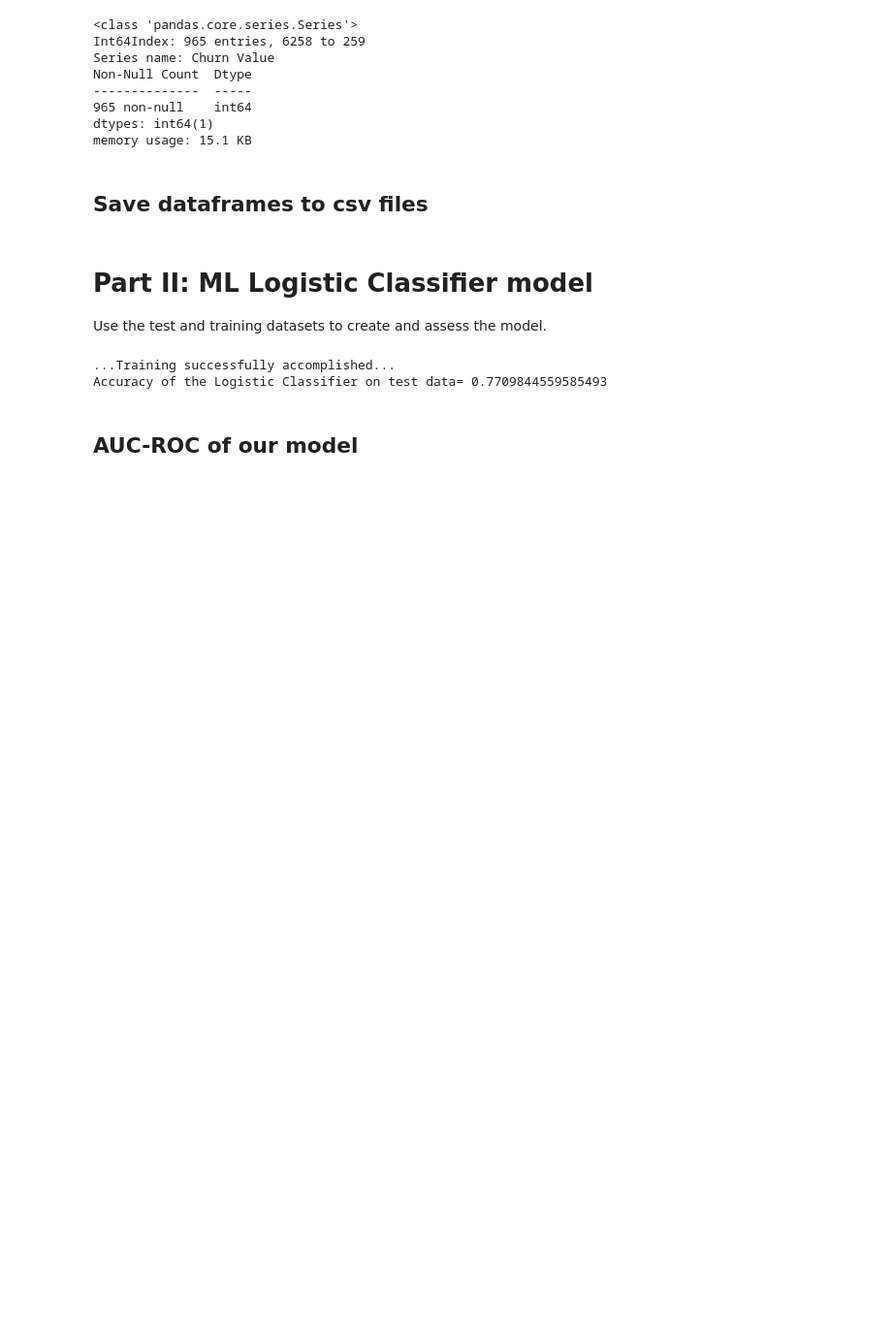
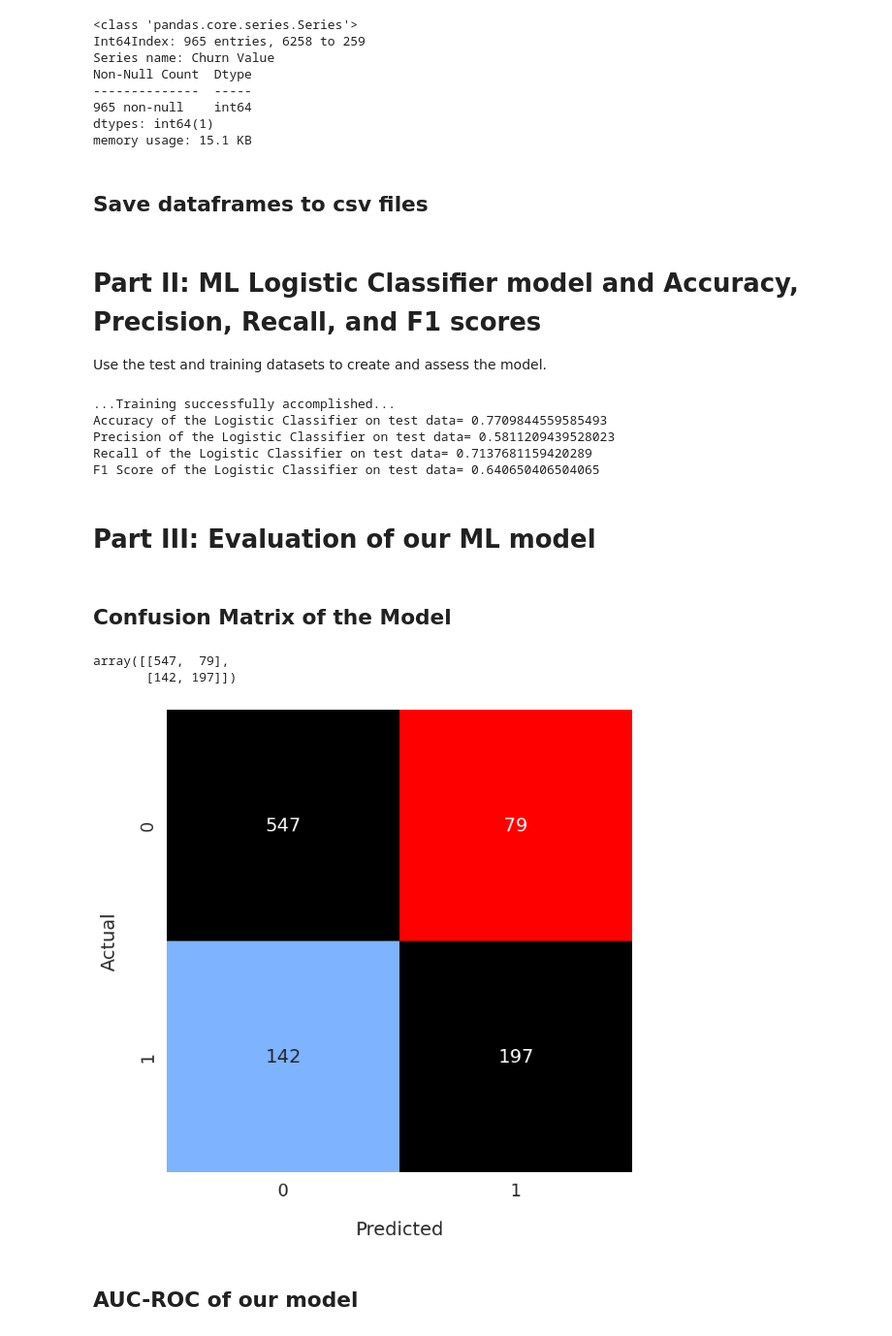
Before and after one commit to ZacharySoo01/I310D_FinalProject, a Jupyter notebook: I310D_FinalProject.ipynb, the cells around one changed output. Shown at 97% size. Cells and saved outputs as stored; diff of their text form; code cells hidden in the pictures; blank space fills up the shorter version.

```diff
--- a/I310D_FinalProject.ipynb
+++ b/I310D_FinalProject.ipynb
@@ -370,7 +370,7 @@ X_test.to_csv("X_test.csv")
 y_train.to_csv("y_train.csv")
 y_test.to_csv("y_test.csv")
 # %% [markdown]
-# Part II: ML Logistic Classifier model
+# Part II: ML Logistic Classifier model and Accuracy, Precision, Recall, and F1 scores
 Use the test and training datasets to create and assess the model.
 # %%
 import pandas as pd
@@ -378,7 +378,7 @@ from sklearn.linear_model import LogisticRegression
 from sklearn.metrics import accuracy_score
 
 trainX_df = pd.read_csv("X_train.csv")
-train_features = trainX_df[["Total Charges","Monthly Charges","Tenure Months","Gender", "Senior Citizen",
+train_features = trainX_df[["Tenure Months","Monthly Charges","Total Charges","Gender", "Senior Citizen",
                           "Partner", "Dependents", "Phone Service", "Multiple Lines","Online Security",
                            "Online Backup","Device Protection","Tech Support","Streaming TV","Streaming Movies"
                           ]]
@@ -390,7 +390,7 @@ lr_classifier.fit(train_features.to_numpy(),train_labels.to_numpy())
 print("...Training successfully accomplished...")
 
 test_inputs = pd.read_csv("X_test.csv")
-test_inputs = test_inputs[["Total Charges","Monthly Charges","Tenure Months","Gender", "Senior Citizen",
+test_inputs = test_inputs[["Tenure Months","Monthly Charges","Total Charges","Gender", "Senior Citizen",
                           "Partner", "Dependents", "Phone Service", "Multiple Lines","Online Security",
                            "Online Backup","Device Protection","Tech Support","Streaming TV","Streaming Movies"
                           ]]
@@ -399,11 +399,59 @@ test_outputs = pd.read_csv("y_test.csv")
 test_outputs = test_outputs["Churn Value"]
 y_predicted_lr = lr_classifier.predict(test_inputs.to_numpy())
 lr_accuracy_score = accuracy_score(y_predicted_lr,test_outputs)
-
-print (f"Accuracy of the Logistic Classifier on test data= {lr_accuracy_score}")
+lr_precision = precision_score(y_predicted_lr,test_outputs)
+lr_recall = recall_score(y_predicted_lr,test_outputs)
+lr_f1score = f1_score(y_predicted_lr,test_outputs)
+print(f"Accuracy of the Logistic Classifier on test data= {lr_accuracy_score}")
+print(f"Precision of the Logistic Classifier on test data= {lr_precision}")
+print(f"Recall of the Logistic Classifier on test data= {lr_recall}")
+print(f"F1 Score of the Logistic Classifier on test data= {lr_f1score}")
 # %% [output]
 ...Training successfully accomplished...
 Accuracy of the Logistic Classifier on test data= 0.7709844559585493
+Precision of the Logistic Classifier on test data= 0.5811209439528023
+Recall of the Logistic Classifier on test data= 0.7137681159420289
+F1 Score of the Logistic Classifier on test data= 0.640650406504065
+# %% [markdown]
+# Part III: Evaluation of our ML model
+# %% [markdown]
+## Confusion Matrix of the Model
+# %%
+from sklearn.metrics import (
+    confusion_matrix,
+    accuracy_score,
+    precision_score,
+    recall_score,
+    f1_score
+)
+
+y_test_predictions = lr_classifier.predict(X_test)
+conf_matrix = confusion_matrix(y_test, y_predicted_lr)
+conf_matrix
+# %% [output]
+array([[547,  79],
+       [142, 197]])
+# %%
+import matplotlib.pyplot as plt
+import seaborn as sns
+
+plt.figure(figsize=(8,8))
+sns.set(font_scale = 1.5)
+
+ax = sns.heatmap(
+    conf_matrix,
+    annot=True,
+    fmt='d',
+    cbar=False,
+    cmap='flag',
+    vmax=175
+)
+
+ax.set_xlabel("Predicted", labelpad=20)
+ax.set_ylabel("Actual", labelpad=20)
+plt.show()
+# %% [output]
+[figure, added]
 # %% [markdown]
 ## AUC-ROC of our model
 # %%
```
Also changed, not shown: parts of 5 cells of this notebook.
